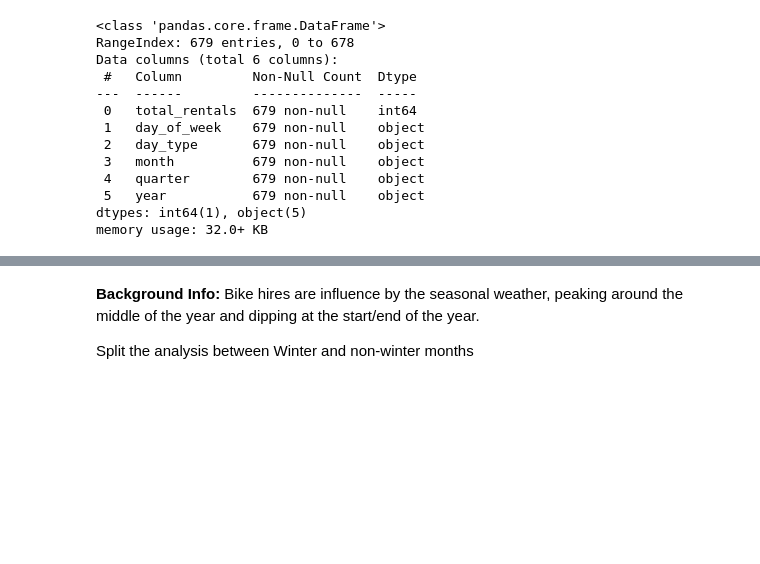
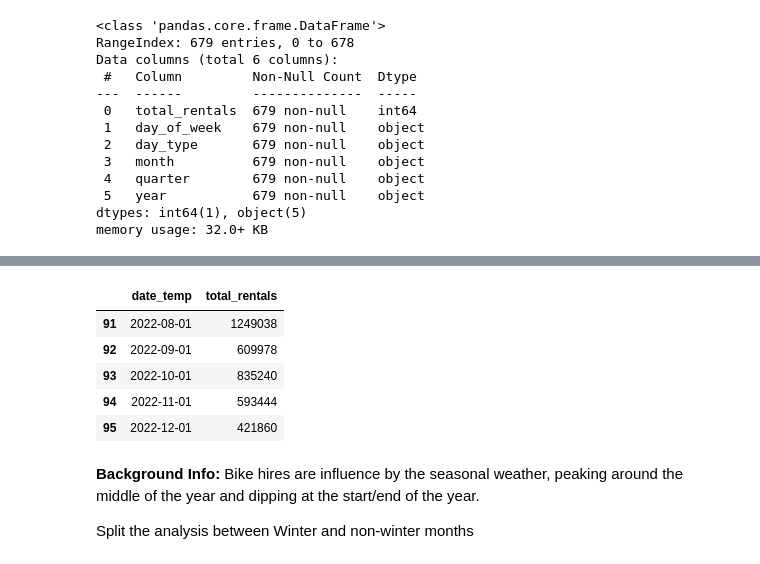
Before and after one commit to khoonseng/NTU_M2_Data_Pipeline, a Jupyter notebook: notebooks/tashrif.ipynb, the cells around one changed output, grey strips where cells are left out. Drawn from its saved outputs; the diff is of its cells as text; code cells hidden in the pictures; blank space fills up the shorter version.

```diff
--- a/notebooks/tashrif.ipynb
+++ b/notebooks/tashrif.ipynb
@@ -161,3 +164,12 @@ plt.show()
+# %%
+df_monthly.tail()
+# %% [output]
+|  | date_temp | total_rentals |
+| 91 | 2022-08-01 | 1249038 |
+| 92 | 2022-09-01 | 609978 |
+| 93 | 2022-10-01 | 835240 |
+| 94 | 2022-11-01 | 593444 |
+| 95 | 2022-12-01 | 421860 |
 # %% [markdown]
 **Background Info:** Bike hires are influence by the seasonal weather, peaking around the middle of the year and dipping at the start/end of the year.
 
```
Also changed, not shown: parts of 6 cells of this notebook.
